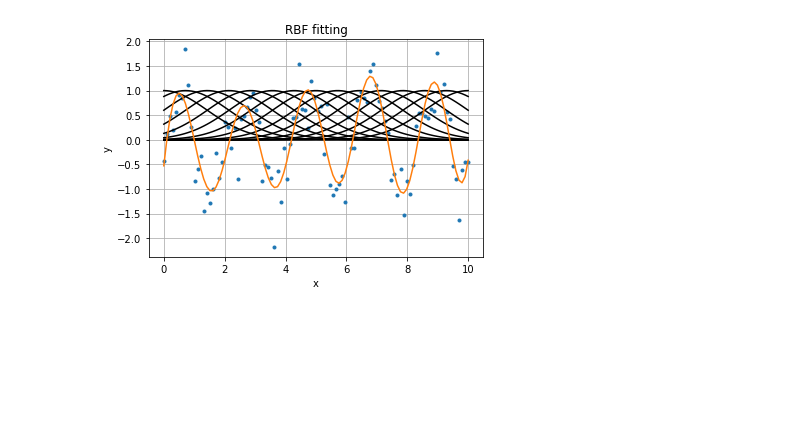
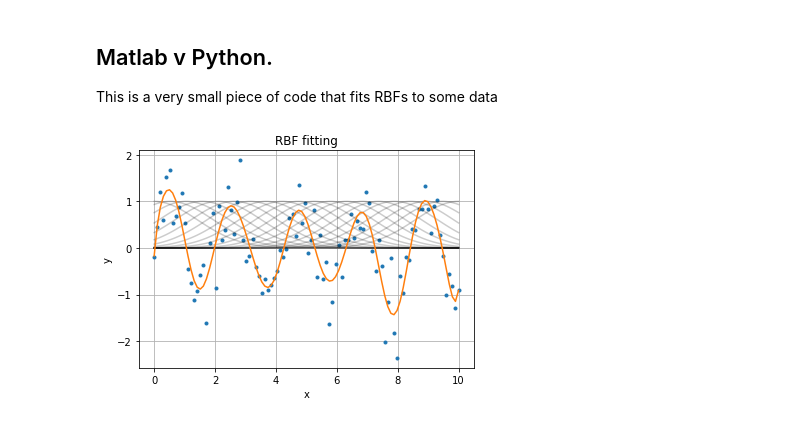
Before and after one commit to pauldmccarthy/win-pytreat, a Jupyter notebook: talks/matlab_vs_python/rbf/play_rbf.ipynb, the cells around one changed output. Drawn from its saved outputs; the diff is of its cells as text; code cells hidden in the pictures; blank space fills up the shorter version.

```diff
--- a/talks/matlab_vs_python/rbf/play_rbf.ipynb
+++ b/talks/matlab_vs_python/rbf/play_rbf.ipynb
@@ -1,3 +1,7 @@
+# %% [markdown]
+## Matlab v Python.
+
+This is a very small piece of code that fits RBFs to some data
 # %%
 #!/usr/env/python
 
@@ -10,39 +14,43 @@ import matplotlib.pyplot as plt
 x = np.linspace(0,10,100)
 y = np.sin(3*x) + np.random.randn(x.size)*.5
 
+
 # Define RBF atom
 # two options:
 #   inline function definition (not available in matlab)
 #   lambda : like @ in matlab
 
-sig = 2
+sig = 2 # extent of an atom
 # option 1
 # def rbf(x,c):
 #     return np.exp(-(x-c)**2/sig**2)
 # option 2
 rbf = lambda x,c : np.exp(-(x-c)**2/sig**2)
 
-# create design matrix
-# (use list comprehension to show off)
-xi     = np.linspace(0,10,15)
-desmat = [rbf(x,c) for c in xi]
+
+# create a design matrix
+# (using list comprehension to show off)
+ci     = np.linspace(0,10,20)   # centres of the atoms
+desmat = [rbf(x,c) for c in ci] # desmat contains a list of atoms
+
+# from list to numpy array
 desmat = np.asarray(desmat).T
 
 # invert model
 beta   = np.linalg.pinv(desmat)@y.T
 
 # plot fit
 plt.figure()
 plt.plot(x,y,'.')
-plt.plot(x,desmat,'k')
+plt.plot(x,desmat,'k',alpha=.2)
 plt.plot(x,desmat@beta)
 
 
 # make it pretty
 plt.grid()
 plt.xlabel('x')
 plt.ylabel('y')
 plt.title('RBF fitting')
 plt.savefig('/Users/saad/Desktop/RBF.pdf')
 # %% [output]
-[figure, old version]
+[figure, new version]
```
Also changed, not shown: 1 other file.
